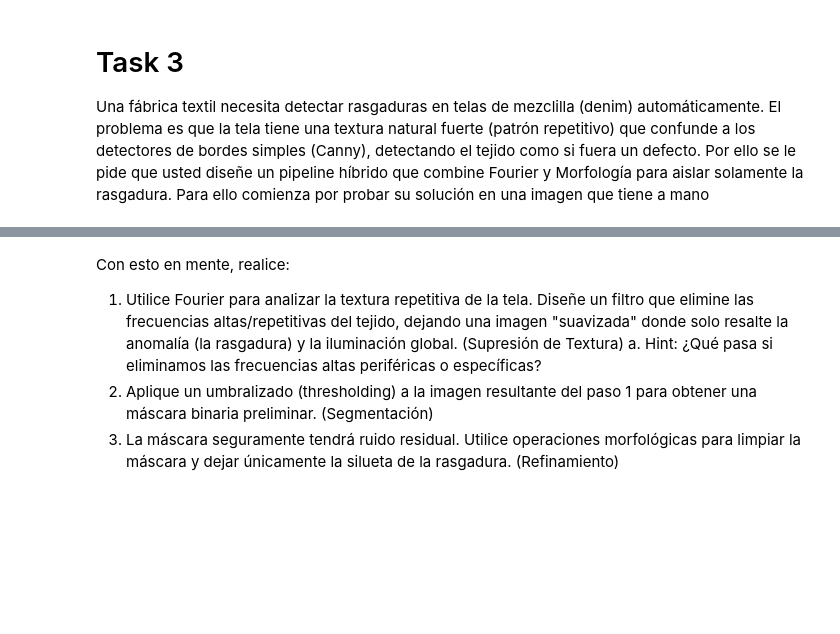
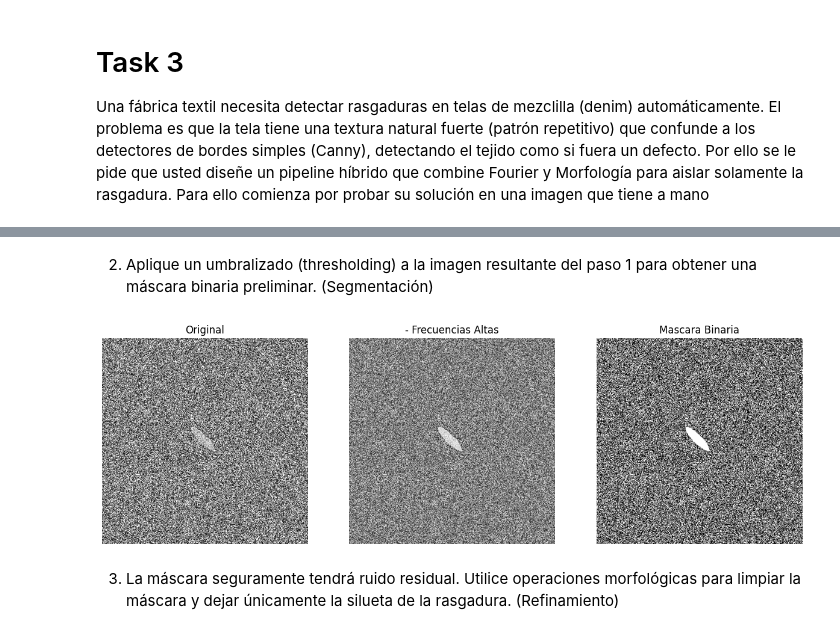
Before and after one commit to Czar272/lab2_VxC, a Jupyter notebook: lab2.ipynb, the cells around one changed output, grey strips where cells are left out. Cells and saved outputs as stored; diff of their text form; code cells hidden in the pictures; blank space fills up the shorter version.

```diff
--- a/lab2.ipynb
+++ b/lab2.ipynb
@@ -104,10 +157,29 @@ Una fábrica textil necesita detectar rasgaduras en telas de mezclilla (denim) a
+# %% [markdown]
+2. Aplique un umbralizado (thresholding) a la imagen resultante del paso 1 para obtener una máscara
+binaria preliminar. (Segmentación)
+# %%
+# Umbral automatico con cv2
+_, bin_mask = cv2.threshold(
+    denoised, 0, 255,
+    cv2.THRESH_BINARY + cv2.THRESH_OTSU
+)
+
+fig, ax = plt.subplots(1,3, figsize=(15,5))
+
+ax[0].imshow(img, cmap='gray')
+ax[0].set_title("Original")
+ax[0].set_axis_off()
+
+ax[1].imshow(denoised, cmap='gray')
+ax[1].set_title("- Frecuencias Altas")
+ax[1].set_axis_off()
+
+ax[2].imshow(bin_mask, cmap='gray')
+ax[2].set_title("Mascara Binaria")
+ax[2].set_axis_off()
+plt.show()
+# %% [output]
+[figure, added]
 # %% [markdown]
-Con esto en mente, realice:
-1. Utilice Fourier para analizar la textura repetitiva de la tela. Diseñe un filtro que elimine las
-frecuencias altas/repetitivas del tejido, dejando una imagen "suavizada" donde solo resalte la
-anomalía (la rasgadura) y la iluminación global. (Supresión de Textura)
-a. Hint: ¿Qué pasa si eliminamos las frecuencias altas periféricas o específicas?
-2. Aplique un umbralizado (thresholding) a la imagen resultante del paso 1 para obtener una máscara
-binaria preliminar. (Segmentación)
 3. La máscara seguramente tendrá ruido residual. Utilice operaciones morfológicas para limpiar la
 máscara y dejar únicamente la silueta de la rasgadura. (Refinamiento)
```
Also changed, not shown: parts of 5 cells of this notebook, 1 other file.
